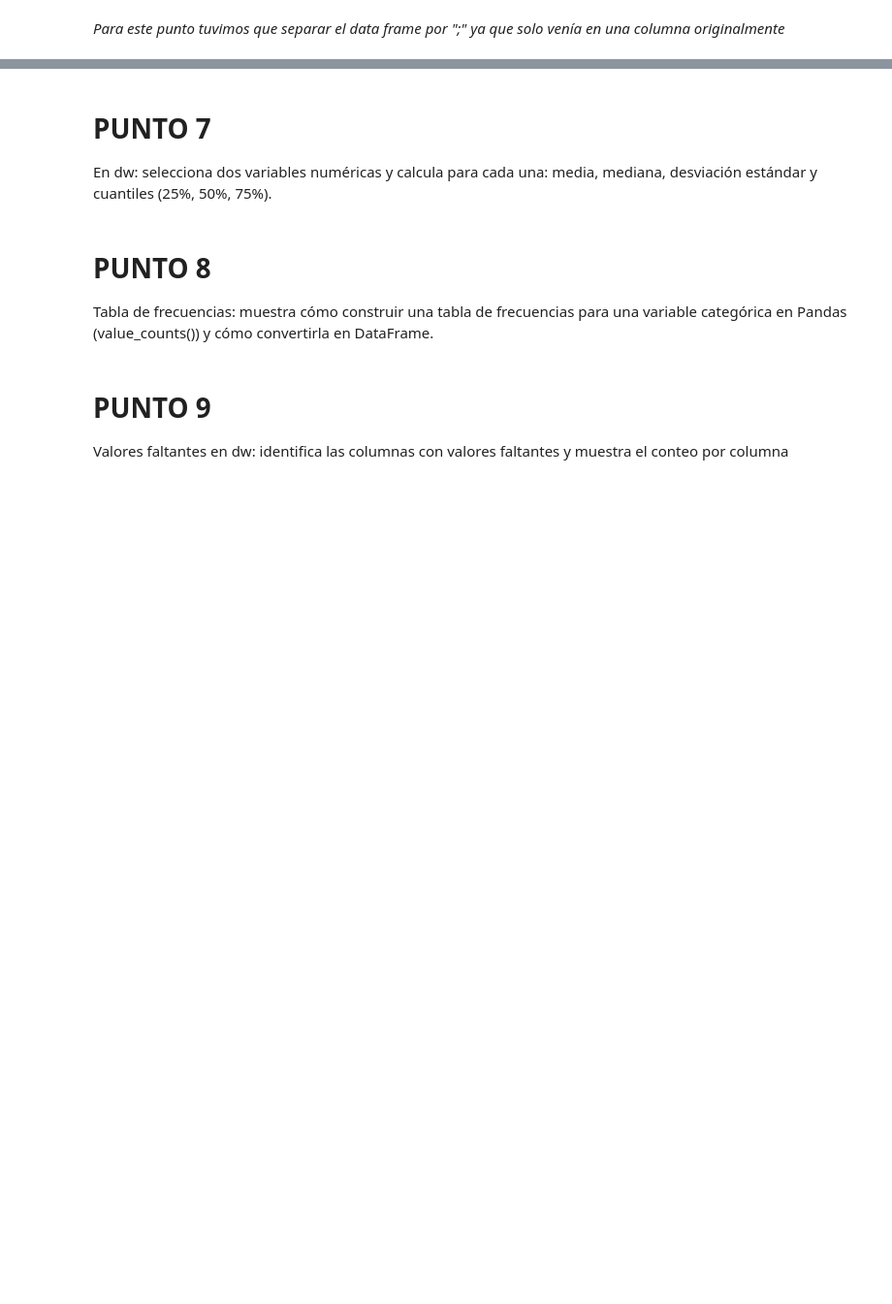
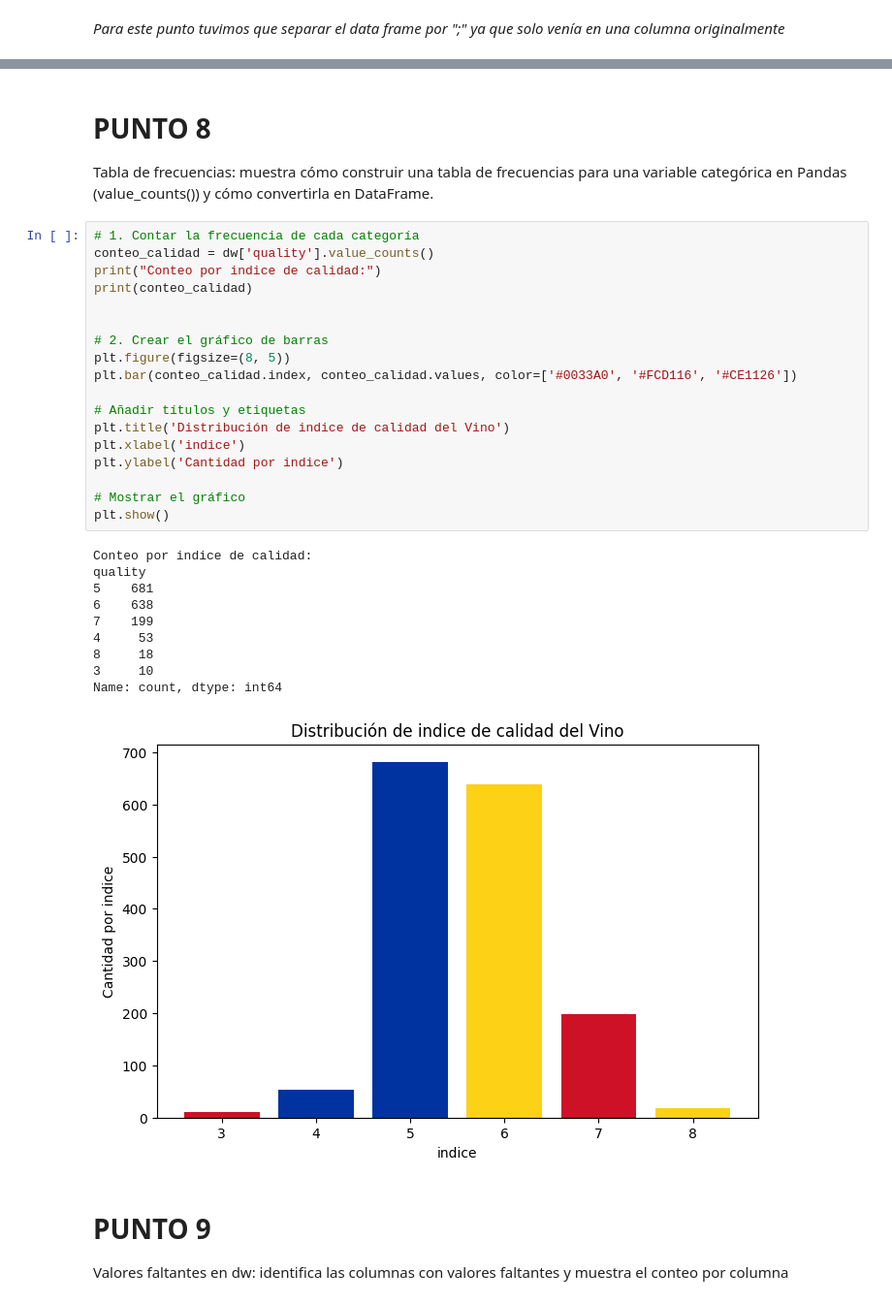
Before and after one commit to jesusfrojasr/Sistemas-avanzados-de-produccion-9CN, a Jupyter notebook: Serpa_Edwin_Rojas_Jesus_Garcia_Diego.ipynb, the cells around one changed output, grey strips where cells are left out. Shown at 97% size. Drawn from its saved outputs; the diff is of its cells as text; blank space fills up the shorter version.

```diff
--- a/Serpa_Edwin_Rojas_Jesus_Garcia_Diego.ipynb
+++ b/Serpa_Edwin_Rojas_Jesus_Garcia_Diego.ipynb
@@ -955,11 +1134,36 @@ print("Cuantiles (25%, 50%, 75%):\n", total_sulfur_dioxide.quantile([0.25, 0.5,
-# %% [markdown]
-# PUNTO 7
-
-En dw: selecciona dos variables numéricas y calcula para cada una: media, mediana, desviación estándar y cuantiles (25%, 50%, 75%).
 # %% [markdown]
 # PUNTO 8
 
 Tabla de frecuencias: muestra cómo construir una tabla de frecuencias para una variable categórica en Pandas (value_counts()) y cómo convertirla en DataFrame.
+# %%
+# 1. Contar la frecuencia de cada categoría
+conteo_calidad = dw['quality'].value_counts()
+print("Conteo por indice de calidad:")
+print(conteo_calidad)
+
+
+# 2. Crear el gráfico de barras
+plt.figure(figsize=(8, 5))
+plt.bar(conteo_calidad.index, conteo_calidad.values, color=['#0033A0', '#FCD116', '#CE1126'])
+
+# Añadir títulos y etiquetas
+plt.title('Distribución de indice de calidad del Vino')
+plt.xlabel('indice')
+plt.ylabel('Cantidad por indice')
+
+# Mostrar el gráfico
+plt.show()
+# %% [output]
+Conteo por indice de calidad:
+quality
+5    681
+6    638
+7    199
+4     53
+8     18
+3     10
+Name: count, dtype: int64
+[figure, added]
 # %% [markdown]
 # PUNTO 9
 
```
Also changed, not shown: parts of 25 cells of this notebook.
